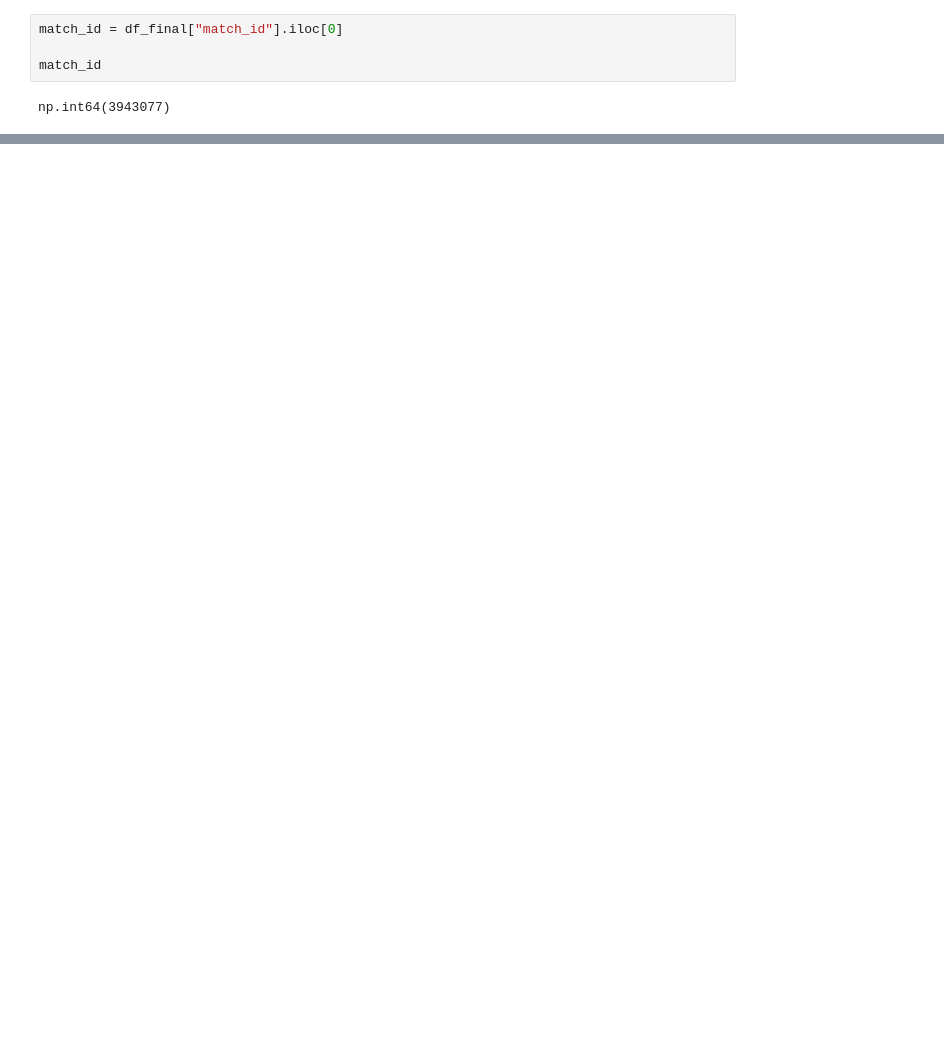
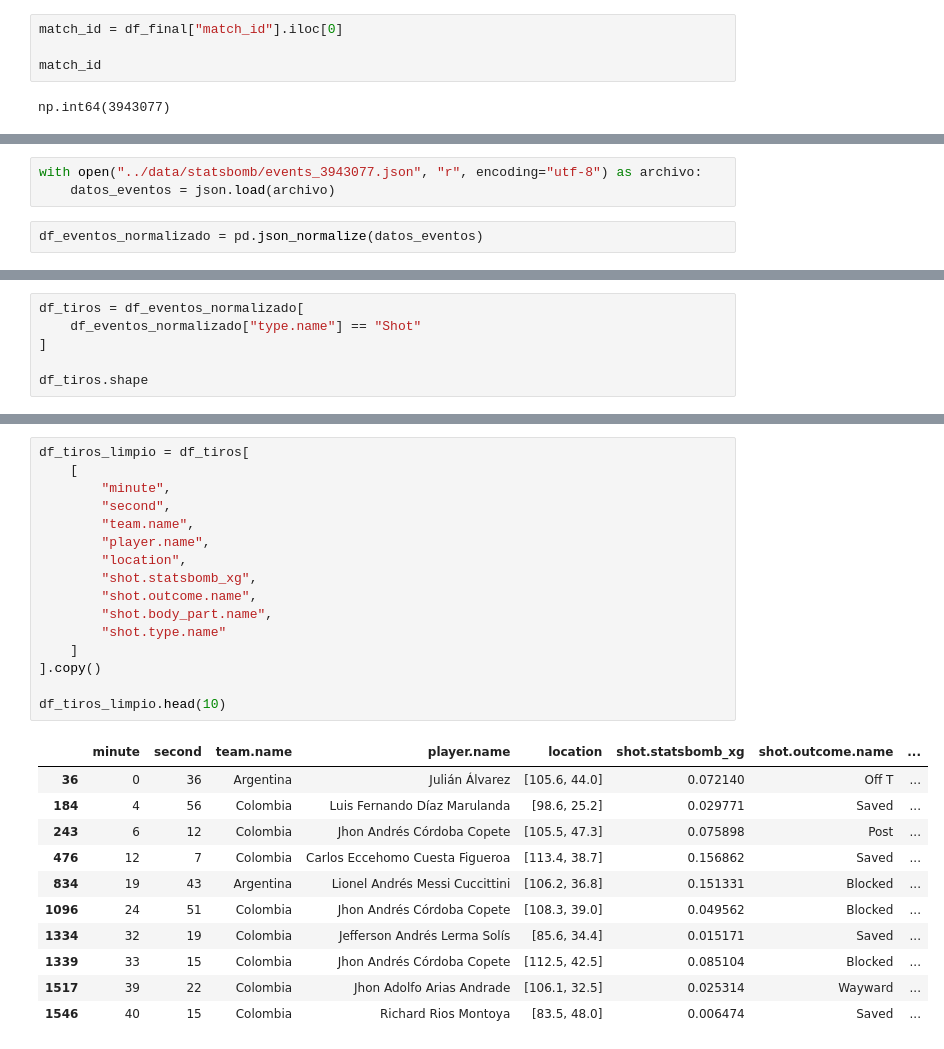
Before and after one commit to manupardo29/football-match-analysis, a Jupyter notebook: notebooks/01_primer_analisis.ipynb, the cells around one changed output, grey strips where cells are left out. Saved outputs shown, nothing was run; the diff lists cells and outputs as text; blank space fills up the shorter version.

```diff
--- a/notebooks/01_primer_analisis.ipynb
+++ b/notebooks/01_primer_analisis.ipynb
@@ -108,0 +102,5 @@ np.int64(3943077)
+# %%
+with open("../data/statsbomb/events_3943077.json", "r", encoding="utf-8") as archivo:
+    datos_eventos = json.load(archivo)
+# %%
+df_eventos_normalizado = pd.json_normalize(datos_eventos)
@@ -108,0 +165,6 @@ np.int64(3943077)
+# %%
+df_tiros = df_eventos_normalizado[
+    df_eventos_normalizado["type.name"] == "Shot"
+]
+
+df_tiros.shape
@@ -108,0 +191,28 @@ np.int64(3943077)
+# %%
+df_tiros_limpio = df_tiros[
+    [
+        "minute",
+        "second",
+        "team.name",
+        "player.name",
+        "location",
+        "shot.statsbomb_xg",
+        "shot.outcome.name",
+        "shot.body_part.name",
+        "shot.type.name"
+    ]
+].copy()
+
+df_tiros_limpio.head(10)
+# %% [output]
+|  | minute | second | team.name | player.name | location | shot.statsbomb_xg | shot.outcome.name | ... |
+| 36 | 0 | 36 | Argentina | Julián Álvarez | [105.6, 44.0] | 0.072140 | Off T | ... |
+| 184 | 4 | 56 | Colombia | Luis Fernando Díaz Marulanda | [98.6, 25.2] | 0.029771 | Saved | ... |
+| 243 | 6 | 12 | Colombia | Jhon Andrés Córdoba Copete | [105.5, 47.3] | 0.075898 | Post | ... |
+| 476 | 12 | 7 | Colombia | Carlos Eccehomo Cuesta Figueroa | [113.4, 38.7] | 0.156862 | Saved | ... |
+| 834 | 19 | 43 | Argentina | Lionel Andrés Messi Cuccittini | [106.2, 36.8] | 0.151331 | Blocked | ... |
+| 1096 | 24 | 51 | Colombia | Jhon Andrés Córdoba Copete | [108.3, 39.0] | 0.049562 | Blocked | ... |
+| 1334 | 32 | 19 | Colombia | Jefferson Andrés Lerma Solís | [85.6, 34.4] | 0.015171 | Saved | ... |
+| 1339 | 33 | 15 | Colombia | Jhon Andrés Córdoba Copete | [112.5, 42.5] | 0.085104 | Blocked | ... |
+| 1517 | 39 | 22 | Colombia | Jhon Adolfo Arias Andrade | [106.1, 32.5] | 0.025314 | Wayward | ... |
+| 1546 | 40 | 15 | Colombia | Richard Rios Montoya | [83.5, 48.0] | 0.006474 | Saved | ... |
```
Also changed, not shown: parts of 22 cells of this notebook.
